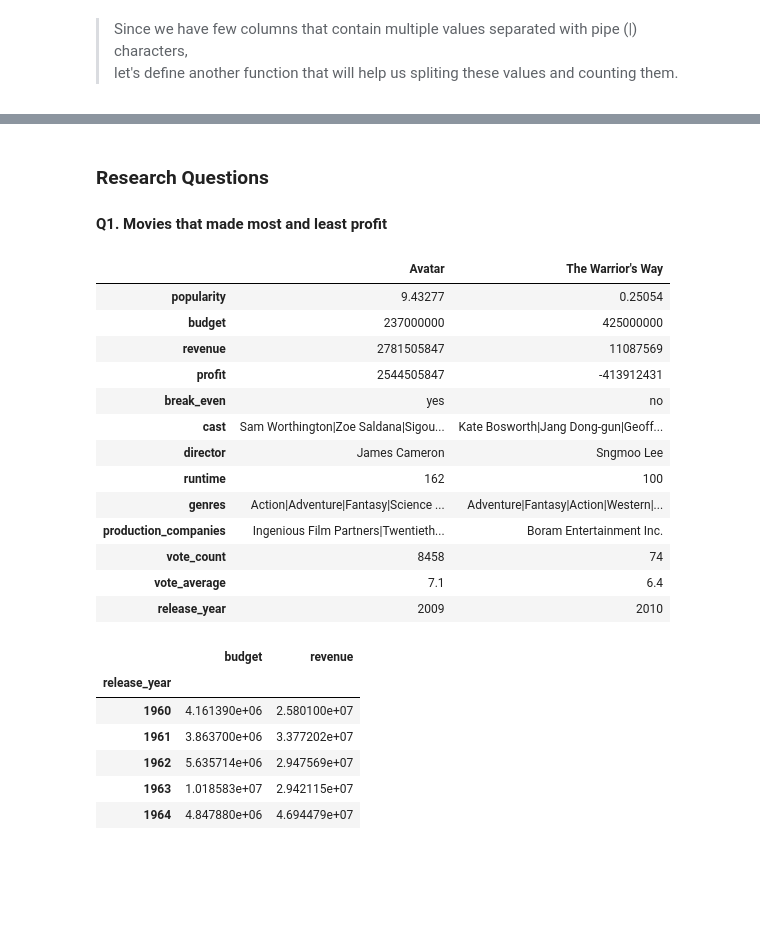
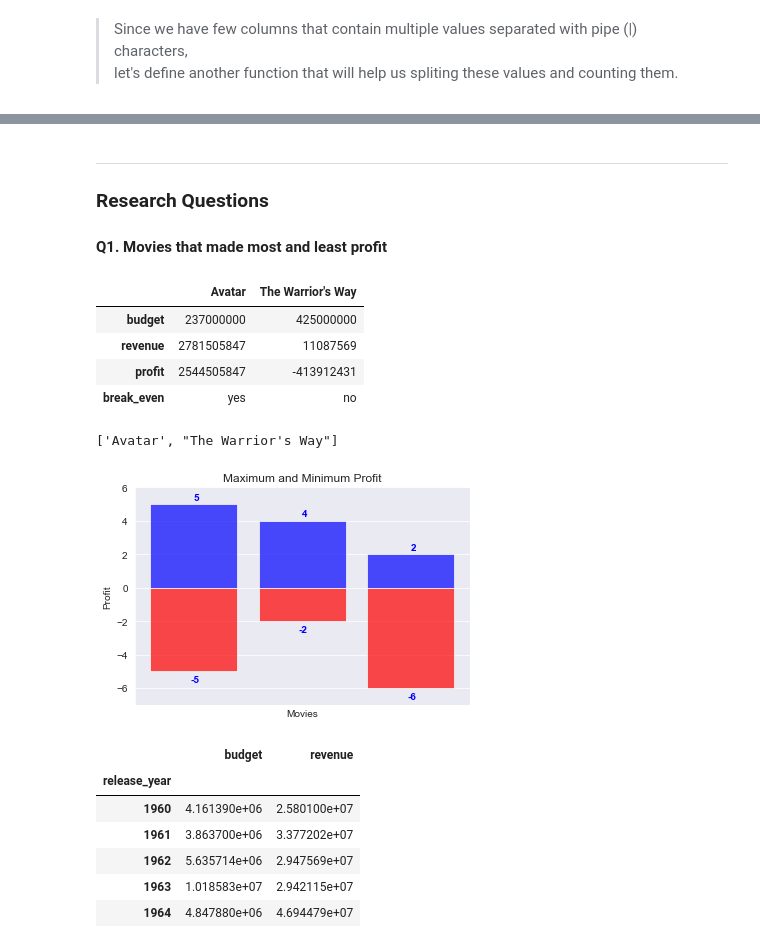
Before and after one commit to Steve-Choi/DAND, a Jupyter notebook: tmdb_project.ipynb, the cells around one changed output, grey strips where cells are left out. Cells and saved outputs as stored; diff of their text form; code cells hidden in the pictures; blank space fills up the shorter version.

```diff
--- a/tmdb_project.ipynb
+++ b/tmdb_project.ipynb
@@ -273,0 +270,6 @@ df.head(3)
+# %%
+# add 'profit' column after revenue column
+df.insert(7,'profit', df['revenue']-df['budget'])
+# %%
+# add 'break_even' column. 'yes' if 'revenue' is greater or equal to twice the budget, else 'no'
+df.insert(8,'break_even', np.where(df['revenue']>=df['budget']*2,'yes','no'))
@@ -342,6 +348,0 @@ dtype: int64
-# %%
-# add 'profit' column after revenue column
-df.insert(4,'profit', df['revenue']-df['budget'])
-# %%
-# add 'break_even' column. 'yes' if 'revenue' is greater or equal to twice the budget, else 'no'
-df.insert(5,'break_even', np.where(df['revenue']>=df['budget']*2,'yes','no'))
@@ -356,26 +349,47 @@ df.head(3)
 # %% [markdown]
+---
 <a name='questions'></a>
 ### Research Questions
 #### Q1. Movies that made most and least profit
 # %%
 #
 
-find_extrema('profit', df)
+df_temp = find_extrema('profit', df).iloc[4:8]
+df_temp
 # %% [output]
 |  | Avatar | The Warrior's Way |
-| popularity | 9.43277 | 0.25054 |
 | budget | 237000000 | 425000000 |
 | revenue | 2781505847 | 11087569 |
 | profit | 2544505847 | -413912431 |
 | break_even | yes | no |
-| cast | Sam Worthington|Zoe Saldana|Sigou... | Kate Bosworth|Jang Dong-gun|Geoff... |
-| director | James Cameron | Sngmoo Lee |
-| runtime | 162 | 100 |
-| genres | Action|Adventure|Fantasy|Science ... | Adventure|Fantasy|Action|Western|... |
-| production_companies | Ingenious Film Partners|Twentieth... | Boram Entertainment Inc. |
-| vote_count | 8458 | 74 |
-| vote_average | 7.1 | 6.4 |
-| release_year | 2009 | 2010 |
+# %%
+df_temp.columns.tolist()
+# %% [output]
+['Avatar', "The Warrior's Way"]
+# %%
+# Bar plot
+location = [1, 2,3]
+#height = df_temp.loc['profit'].tolist()
+height = [5,4,2]
+height2 = [-5,-2,-6]
+labels = ['a','b','c']
+
+#plt.bar(location, height, tick_label= labels, color ='blue', alpha = 0.7)
+plt.bar(location, height, color ='blue', alpha = 0.7)
+plt.bar(location, height2, color='red', alpha = 0.7)
+plt.xticks([]) # remove xticks
+plt.title('Maximum and Minimum Profit')
+plt.xlabel('Movies')
+plt.ylabel('Profit');
+
+plt.ylim(-7,6)
+for i, v in enumerate(height):
+    plt.text(i + 1, v + .25, str(v), color='blue', fontweight='bold')
+
+for i, v in enumerate(height2):
+    plt.text(i + 0.97, v - .65, str(v), color='blue', fontweight='bold')
+# %% [output]
+[figure, added]
 # %%
 cols = ['release_year','budget','revenue']
 df_temp = df[cols]
```
Also changed, not shown: parts of 39 cells of this notebook, 1 other file.
